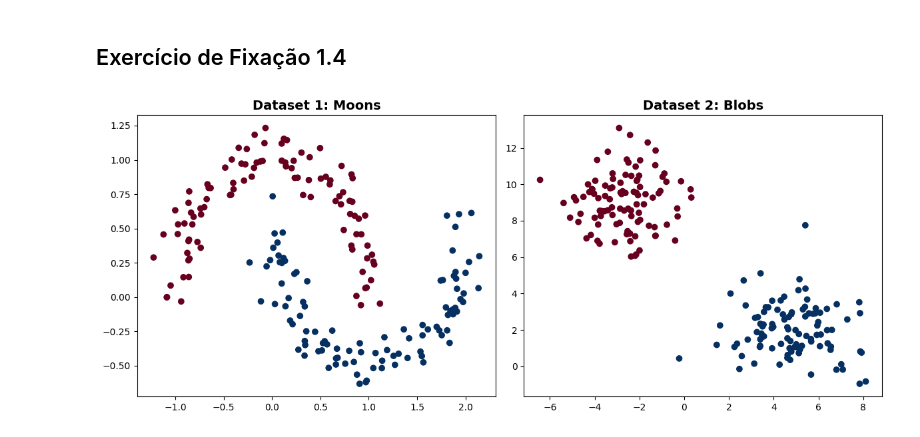
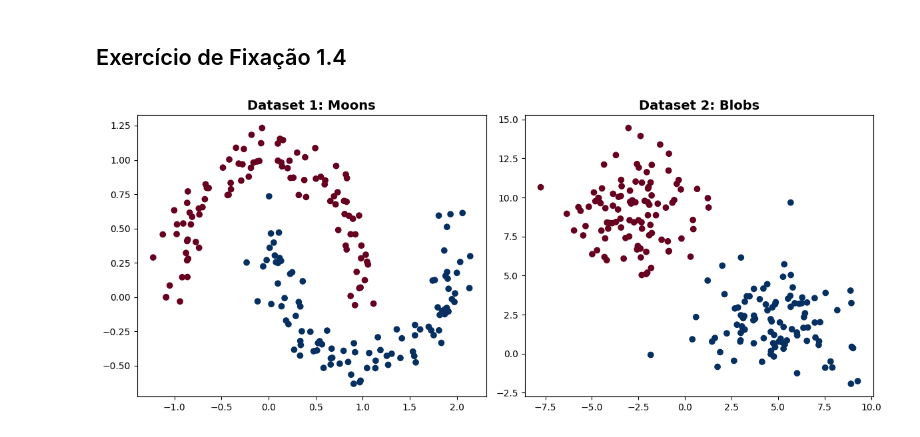
Before and after one commit to waks38/Redes-Neurais-Mestrado, a Jupyter notebook: Exercicios-TCRP/KNN.ipynb, the cells around one changed output. Saved outputs shown, nothing was run; the diff lists cells and outputs as text; code cells hidden in the pictures.

```diff
--- a/Exercicios-TCRP/KNN.ipynb
+++ b/Exercicios-TCRP/KNN.ipynb
@@ -320,21 +320,21 @@ Dessa forma, a prática recomendada é dividir o conjunto de dados em três subc
 # %%
 X1,y1 = datasets.make_moons(n_samples=200, noise=0.1, random_state=42)
 y1 = np.where(y1 == 0, -1, 1) # Converter
 
-X2,y2 = datasets.make_blobs(n_samples=200, centers=2, cluster_std=1.5, random_state=42)
+X2,y2 = datasets.make_blobs(n_samples=200, centers=2, cluster_std=2., random_state=42)
 y2 = np.where(y2 == 0, -1, 1) # <--- ESSA LINHA FALTAVA PARA CONVERTER O BLOBS TBM
 
 plt.figure(figsize=(12, 5))
 plt.subplot(1, 2, 1)
 plt.scatter(X1[:, 0], X1[:, 1], c=y1, cmap='RdBu')
 plt.title('Dataset 1: Moons', fontsize=14, fontweight='bold')
 plt.subplot(1, 2, 2)
 plt.scatter(X2[:, 0], X2[:, 1], c=y2, cmap='RdBu')
 plt.title('Dataset 2: Blobs', fontsize=14, fontweight='bold')
 plt.tight_layout()
 plt.show()
 # %% [output]
-[figure, old version]
+[figure, new version]
 # %%
 from sklearn.model_selection import train_test_split
 
```
Also changed, not shown: parts of 1 cell of this notebook, 1 other file.
